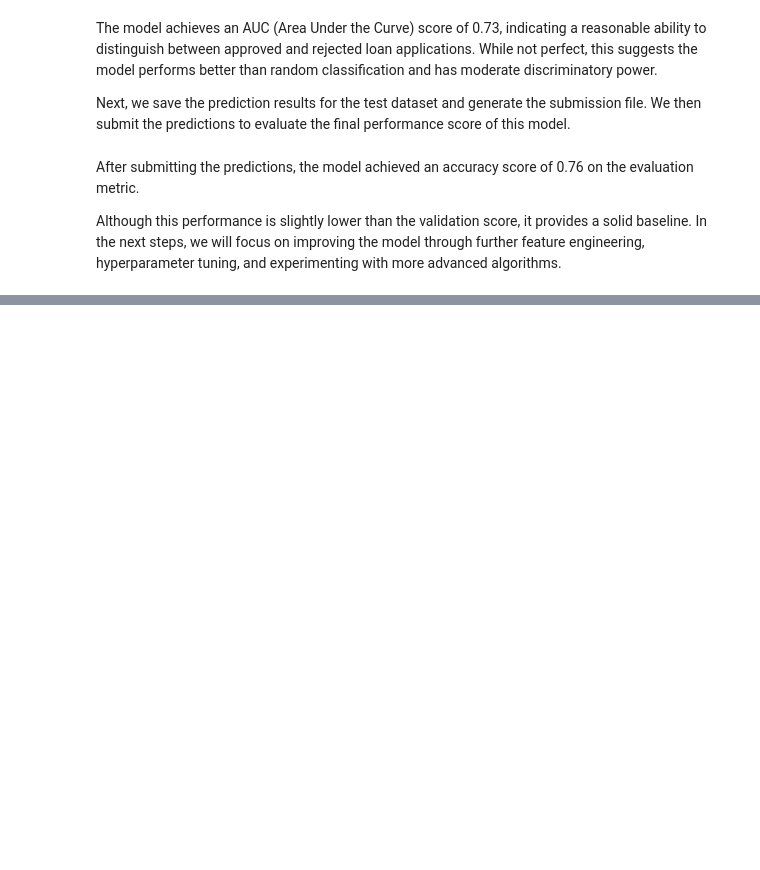
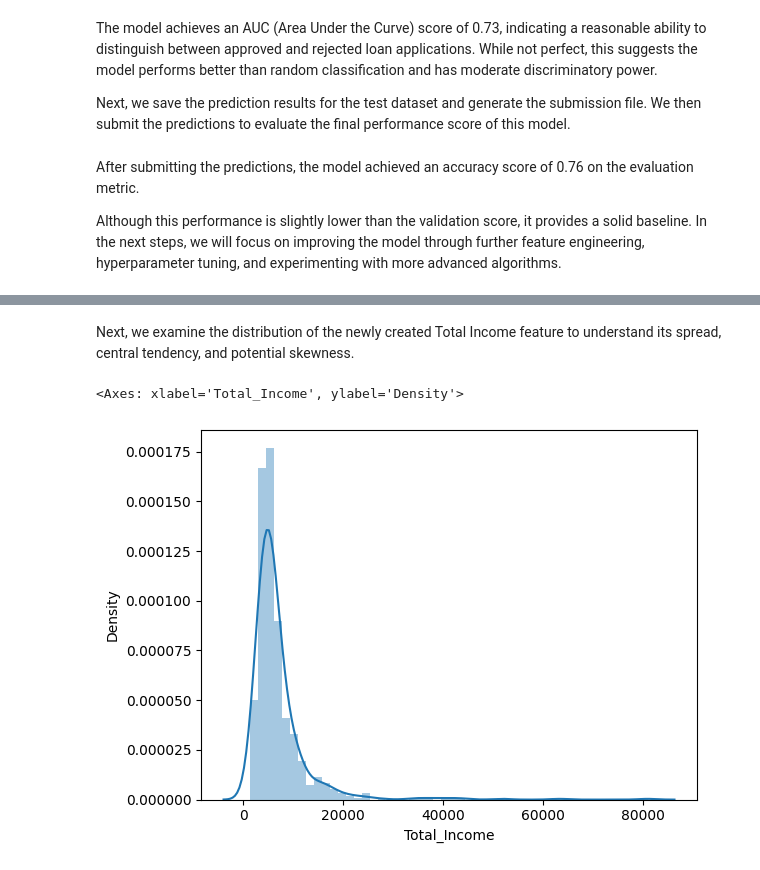
Before and after one commit to HamzaLatif02/Loan_Prediction, a Jupyter notebook: code/data.ipynb, the cells around one changed output, grey strips where cells are left out. Saved outputs shown, nothing was run; the diff lists cells and outputs as text; code cells hidden in the pictures; blank space fills up the shorter version.

```diff
--- a/code/data.ipynb
+++ b/code/data.ipynb
@@ -748,0 +768,10 @@ Although this performance is slightly lower than the validation score, it provid
+# %%
+train_data['Total_Income'] = train_data['ApplicantIncome'] + train_data['CoapplicantIncome']
+test_data['Total_Income'] = test_data['ApplicantIncome'] + test_data['CoapplicantIncome']
+# %% [markdown]
+Next, we examine the distribution of the newly created Total Income feature to understand its spread, central tendency, and potential skewness.
+# %%
+sns.distplot(train_data['Total_Income'])
+# %% [output]
+<Axes: xlabel='Total_Income', ylabel='Density'>
+[figure, added]
```
Also changed, not shown: parts of 19 cells of this notebook.
